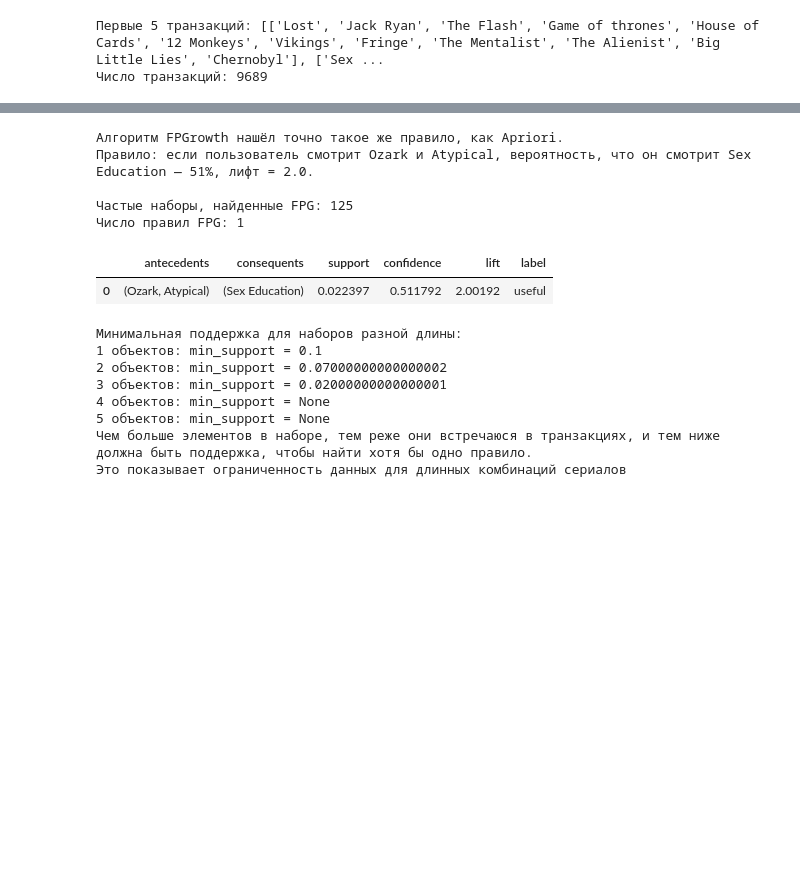
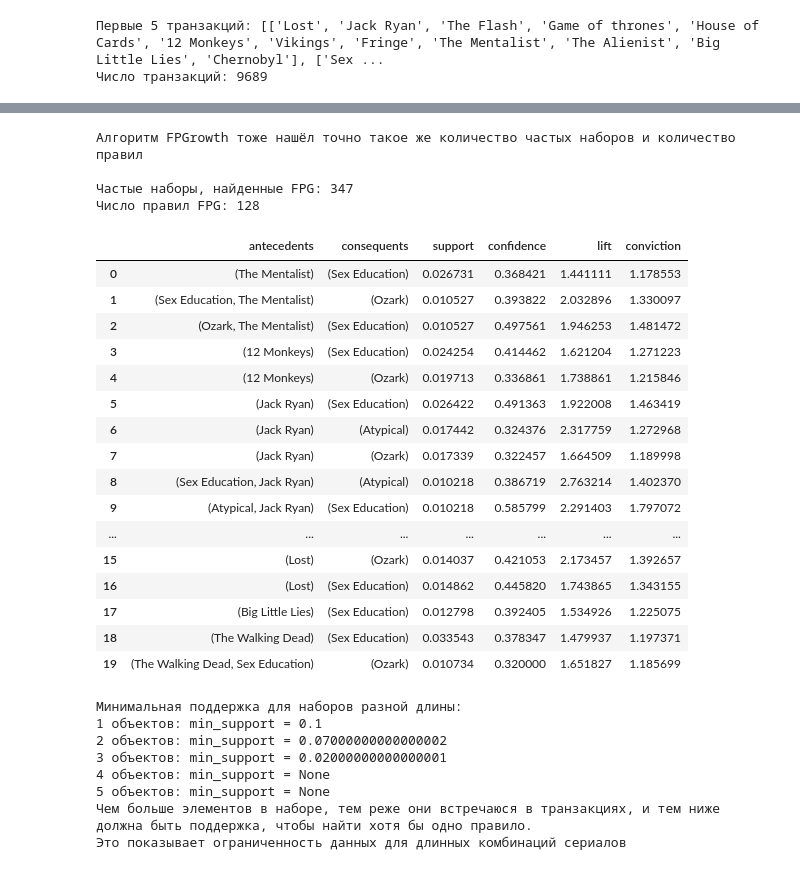
Before and after one commit to AccuRion1/machinelearn2, a Jupyter notebook: tv_lab2.ipynb, the cells around one changed output, grey strips where cells are left out. Saved outputs shown, nothing was run; the diff lists cells and outputs as text; code cells hidden in the pictures; blank space fills up the shorter version.

```diff
--- a/tv_lab2.ipynb
+++ b/tv_lab2.ipynb
@@ -232,28 +354,41 @@ print("Таким образом, для нашего набора данных
 # %%
 # 4. Алгоритм FPG
-print("Алгоритм FPGrowth нашёл точно такое же правило, как Apriori.")
-print("Правило: если пользователь смотрит Ozark и Atypical, вероятность, что он смотрит Sex Education — 51%, лифт = 2.0.")
+print("Алгоритм FPGrowth тоже нашёл точно такое же количество частых наборов и количество правил")
 print("")
-frequent_itemsets_fpg = fpgrowth(df_trans, min_support=0.02, use_colnames=True)
+frequent_itemsets_fpg = fpgrowth(df_trans, min_support=0.01, use_colnames=True)
 print("Частые наборы, найденные FPG:", frequent_itemsets_fpg.shape[0])
 
 #Классификация правил (полезные, тривиальные, слабые)
-min_confidence = 0.5
+min_confidence = 0.3
 rules_fpg = association_rules(frequent_itemsets_fpg, metric="confidence", min_threshold=min_confidence)
 print("Число правил FPG:", len(rules_fpg))
 
-rules_fpg['label'] = rules_fpg.apply(label_rule, axis=1)
+#rules_fpg['label'] = rules_fpg.apply(label_rule, axis=1)
 
 #вывод первых 20 правил
-rules_fpg[['antecedents','consequents','support','confidence','lift','label']].head(20)
+rules_fpg[['antecedents','consequents','support','confidence','lift','conviction']].head(20)
 # %% [output]
-Алгоритм FPGrowth нашёл точно такое же правило, как Apriori.
-Правило: если пользователь смотрит Ozark и Atypical, вероятность, что он смотрит Sex Education — 51%, лифт = 2.0.
+Алгоритм FPGrowth тоже нашёл точно такое же количество частых наборов и количество правил
 
-Частые наборы, найденные FPG: 125
-Число правил FPG: 1
+Частые наборы, найденные FPG: 347
+Число правил FPG: 128
-|  | antecedents | consequents | support | confidence | lift | label |
-| 0 | (Ozark, Atypical) | (Sex Education) | 0.022397 | 0.511792 | 2.00192 | useful |
+|  | antecedents | consequents | support | confidence | lift | conviction |
+| 0 | (The Mentalist) | (Sex Education) | 0.026731 | 0.368421 | 1.441111 | 1.178553 |
+| 1 | (Sex Education, The Mentalist) | (Ozark) | 0.010527 | 0.393822 | 2.032896 | 1.330097 |
+| 2 | (Ozark, The Mentalist) | (Sex Education) | 0.010527 | 0.497561 | 1.946253 | 1.481472 |
+| 3 | (12 Monkeys) | (Sex Education) | 0.024254 | 0.414462 | 1.621204 | 1.271223 |
+| 4 | (12 Monkeys) | (Ozark) | 0.019713 | 0.336861 | 1.738861 | 1.215846 |
+| 5 | (Jack Ryan) | (Sex Education) | 0.026422 | 0.491363 | 1.922008 | 1.463419 |
+| 6 | (Jack Ryan) | (Atypical) | 0.017442 | 0.324376 | 2.317759 | 1.272968 |
+| 7 | (Jack Ryan) | (Ozark) | 0.017339 | 0.322457 | 1.664509 | 1.189998 |
+| 8 | (Sex Education, Jack Ryan) | (Atypical) | 0.010218 | 0.386719 | 2.763214 | 1.402370 |
+| 9 | (Atypical, Jack Ryan) | (Sex Education) | 0.010218 | 0.585799 | 2.291403 | 1.797072 |
+| ... | ... | ... | ... | ... | ... | ... |
+| 15 | (Lost) | (Ozark) | 0.014037 | 0.421053 | 2.173457 | 1.392657 |
+| 16 | (Lost) | (Sex Education) | 0.014862 | 0.445820 | 1.743865 | 1.343155 |
+| 17 | (Big Little Lies) | (Sex Education) | 0.012798 | 0.392405 | 1.534926 | 1.225075 |
+| 18 | (The Walking Dead) | (Sex Education) | 0.033543 | 0.378347 | 1.479937 | 1.197371 |
+| 19 | (The Walking Dead, Sex Education) | (Ozark) | 0.010734 | 0.320000 | 1.651827 | 1.185699 |
 # %%
 #5. Алгоритмически определить минимальные значения поддержки для составления правил из 1, 2, и т.д. объектов в одном из алгоритмов.
 max_length = 5
```
Also changed, not shown: parts of 12 cells of this notebook.
